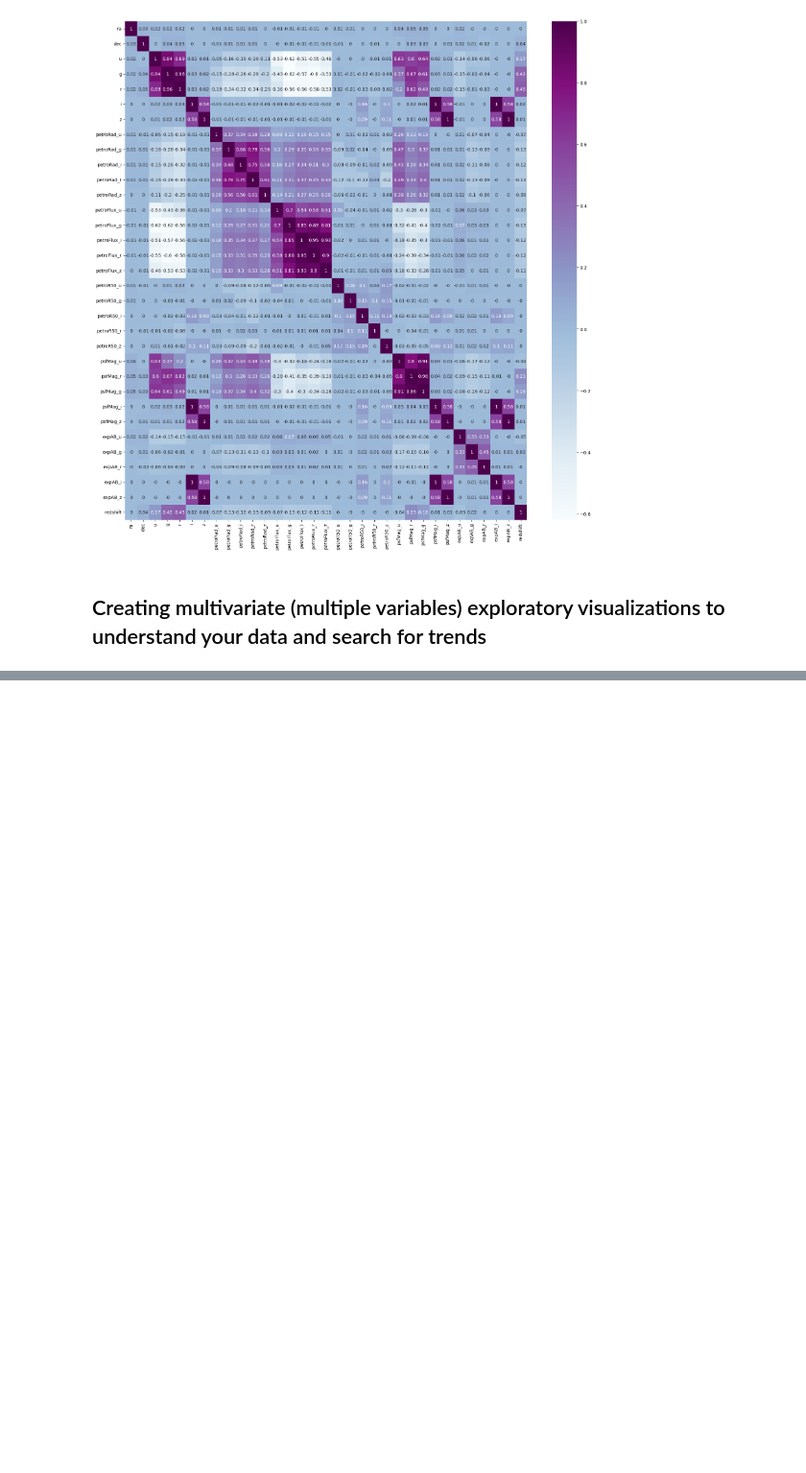
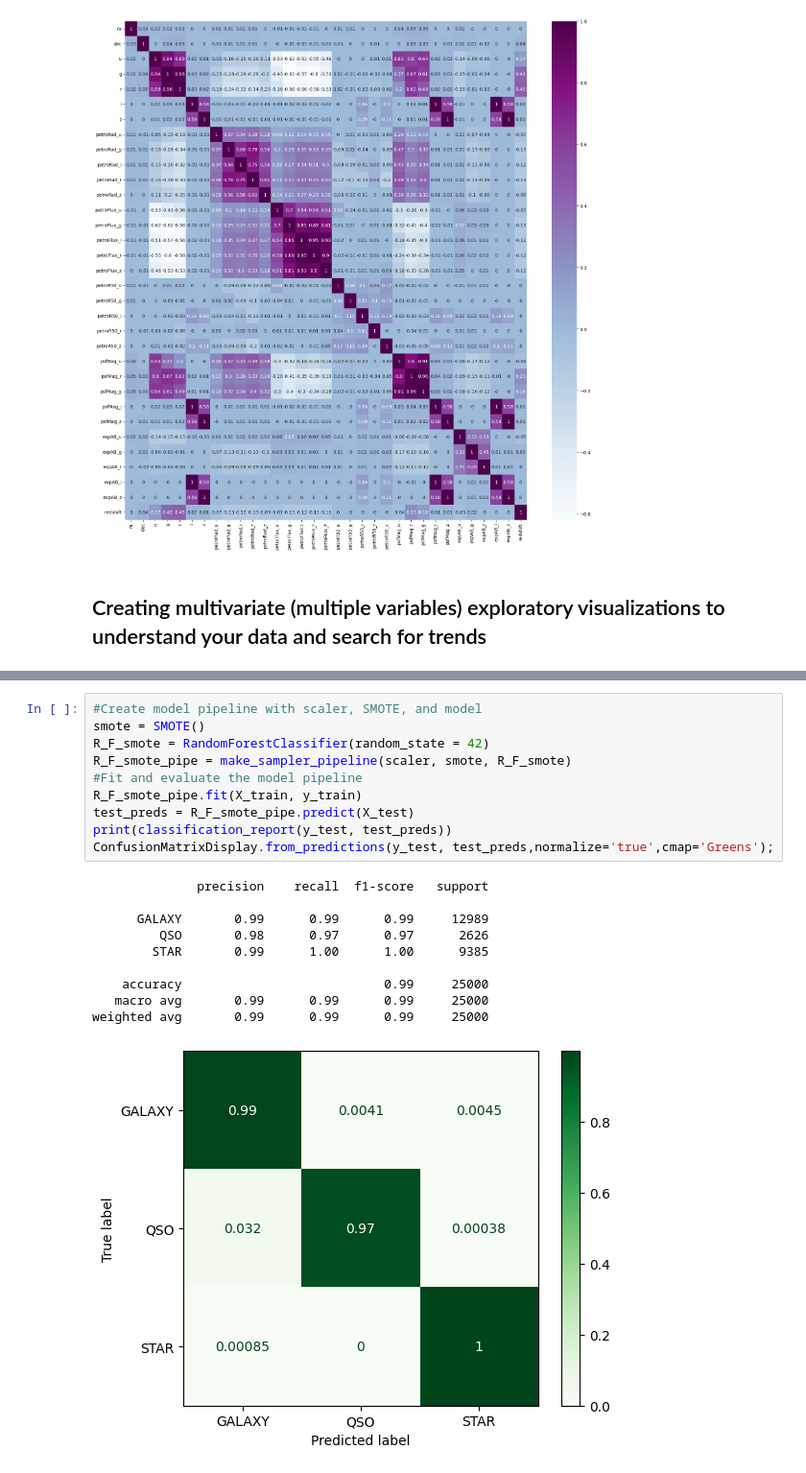
Before and after one commit to Souha-Kabtni/Celestial_Bodies_Detected, a Jupyter notebook: Project_2.ipynb, the cells around one changed output, grey strips where cells are left out. Shown at 96% size. Saved outputs shown, nothing was run; the diff lists cells and outputs as text; blank space fills up the shorter version.

```diff
--- a/Project_2.ipynb
+++ b/Project_2.ipynb
@@ -265,0 +460,21 @@ sns.heatmap(df.corr().round(2),cmap='BuPu', annot=True);
+# %%
+#Create model pipeline with scaler, SMOTE, and model
+smote = SMOTE()
+R_F_smote = RandomForestClassifier(random_state = 42)
+R_F_smote_pipe = make_sampler_pipeline(scaler, smote, R_F_smote)
+#Fit and evaluate the model pipeline
+R_F_smote_pipe.fit(X_train, y_train)
+test_preds = R_F_smote_pipe.predict(X_test)
+print(classification_report(y_test, test_preds))
+ConfusionMatrixDisplay.from_predictions(y_test, test_preds,normalize='true',cmap='Greens');
+# %% [output]
+              precision    recall  f1-score   support
+
+      GALAXY       0.99      0.99      0.99     12989
+         QSO       0.98      0.97      0.97      2626
+        STAR       0.99      1.00      1.00      9385
+
+    accuracy                           0.99     25000
+   macro avg       0.99      0.99      0.99     25000
+weighted avg       0.99      0.99      0.99     25000
+[figure, added]
```
Also changed, not shown: parts of 16 cells of this notebook.
